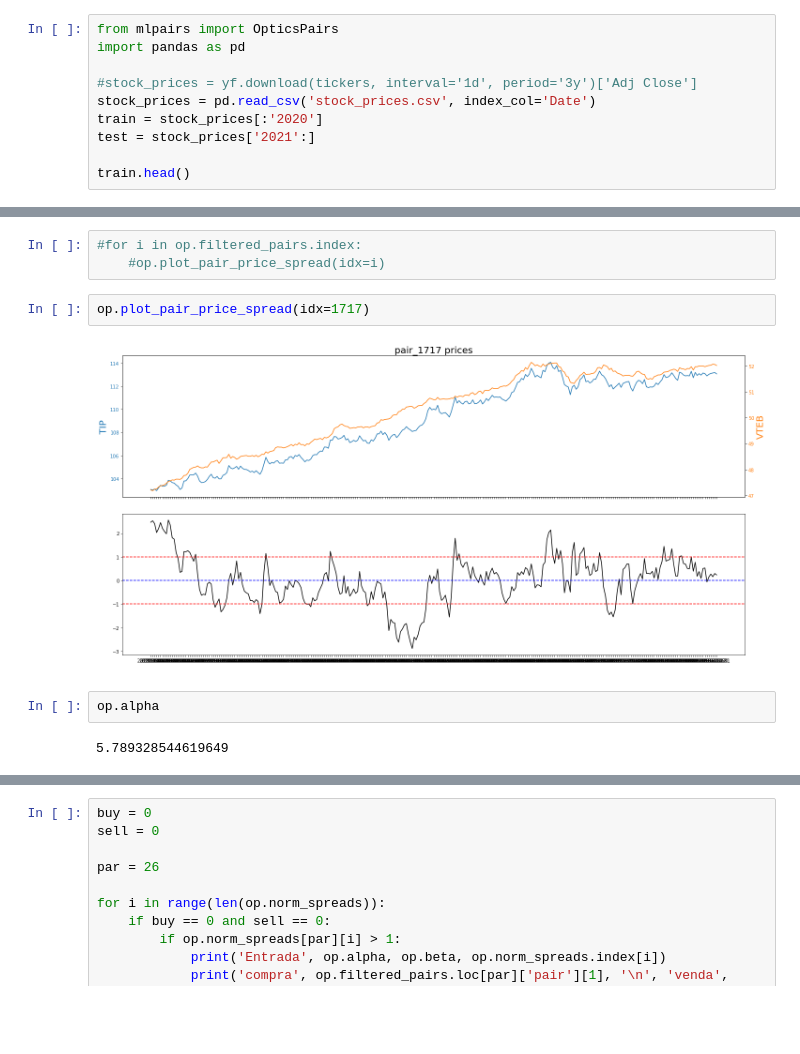
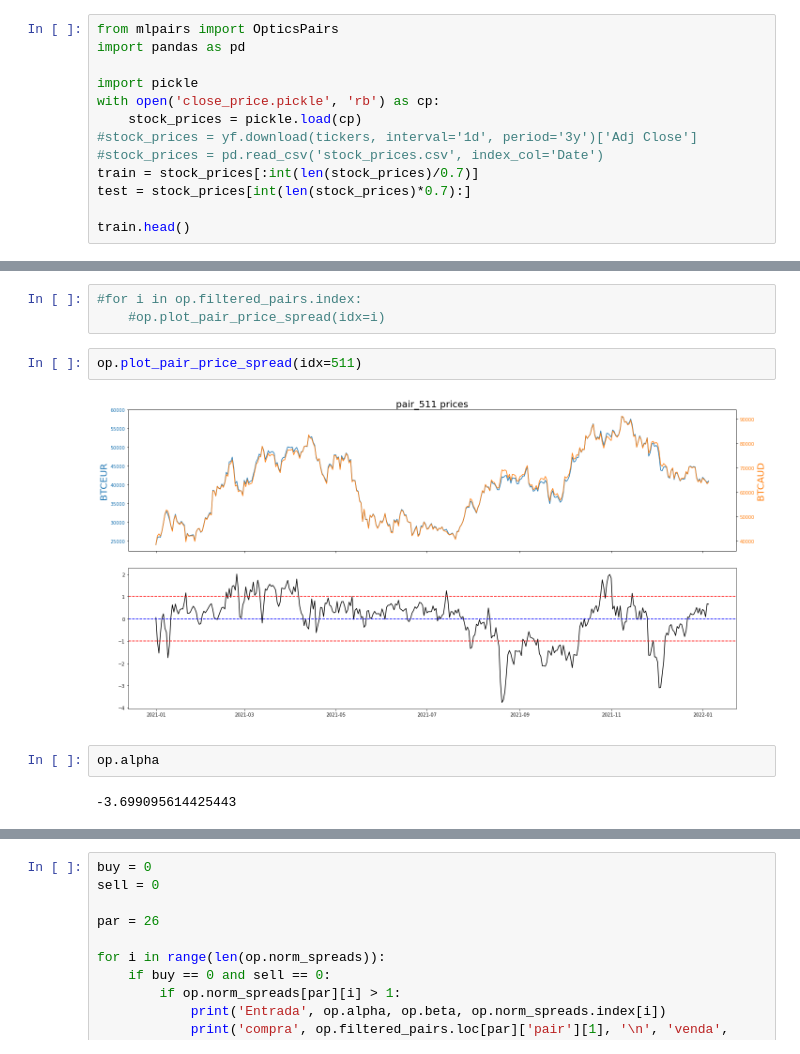
Before and after one commit to MaikeRM/itau_quantamental, a Jupyter notebook: pca.ipynb, the cells around one changed output, grey strips where cells are left out. Drawn from its saved outputs; the diff is of its cells as text; blank space fills up the shorter version.

Commit message:
utilizando o pickle crypto

```diff
--- a/pca.ipynb
+++ b/pca.ipynb
@@ -43,10 +43,13 @@ tickers
 from mlpairs import OpticsPairs
 import pandas as pd
 
+import pickle
+with open('close_price.pickle', 'rb') as cp:
+    stock_prices = pickle.load(cp)
 #stock_prices = yf.download(tickers, interval='1d', period='3y')['Adj Close']
-stock_prices = pd.read_csv('stock_prices.csv', index_col='Date')
-train = stock_prices[:'2020']
-test = stock_prices['2021':]
+#stock_prices = pd.read_csv('stock_prices.csv', index_col='Date')
+train = stock_prices[:int(len(stock_prices)/0.7)]
+test = stock_prices[int(len(stock_prices)*0.7):]
 
 train.head()
 # %% [output]
@@ -166,13 +176,13 @@ Found 138 tradable pairs!
 #for i in op.filtered_pairs.index:
     #op.plot_pair_price_spread(idx=i)
 # %%
-op.plot_pair_price_spread(idx=1717)
+op.plot_pair_price_spread(idx=511)
 # %% [output]
-[figure, old version]
+[figure, new version]
 # %%
 op.alpha
 # %% [output]
-5.789328544619649
+-3.699095614425443
 # %%
 op.norm_spreads
 # %% [output]
```
Also changed, not shown: parts of 10 cells of this notebook, 1 other file.
